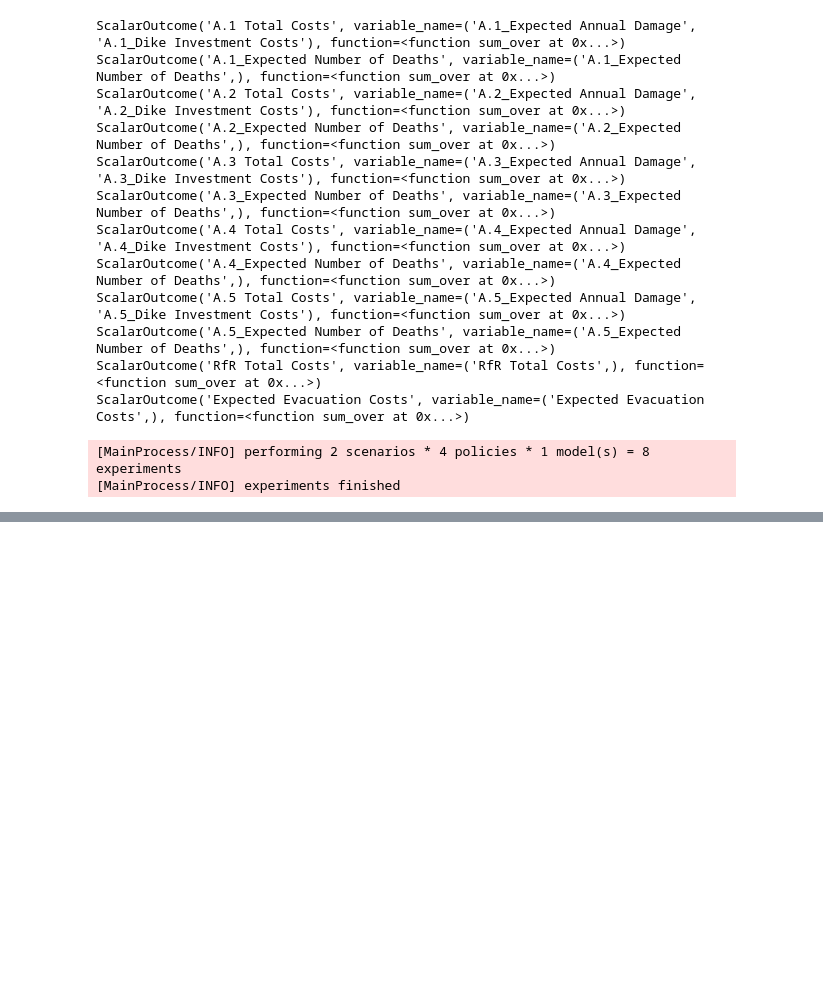
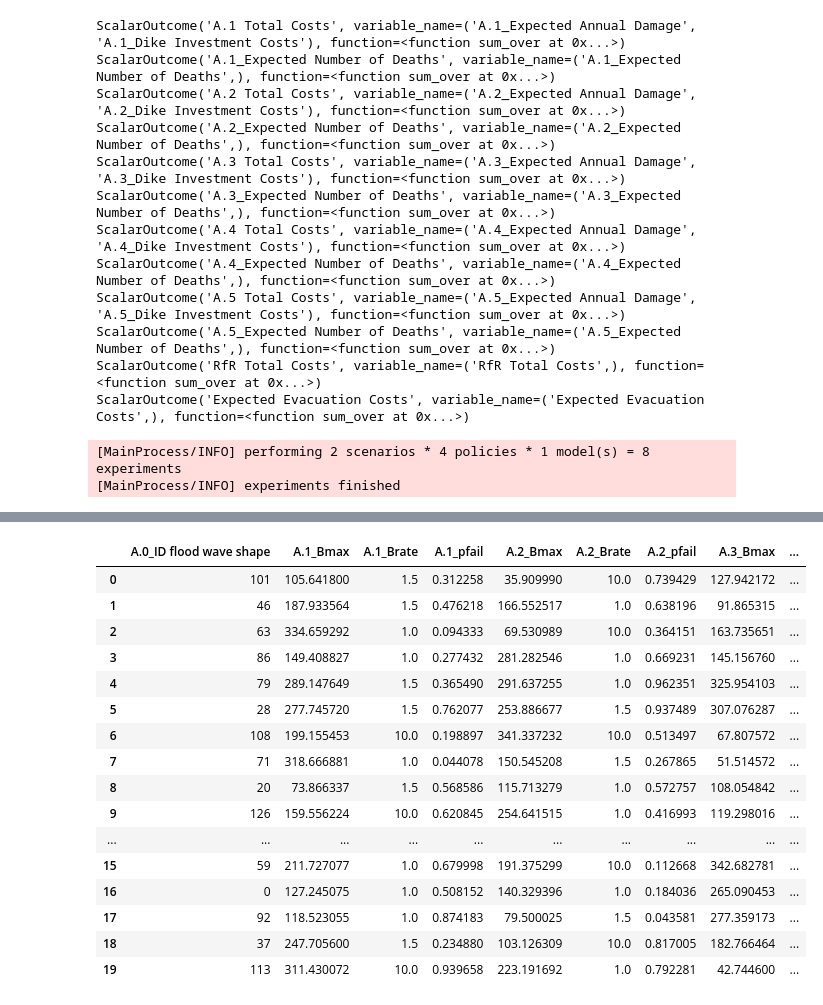
Before and after one commit to tissueters/MDM_project, a Jupyter notebook: final assignment/Problem Formulations.ipynb, the cells around one changed output, grey strips where cells are left out. Drawn from its saved outputs; the diff is of its cells as text; code cells hidden in the pictures; blank space fills up the shorter version.

Commit message:
Made Alternative sorting algo for policies

```diff
--- a/final assignment/Problem Formulations.ipynb
+++ b/final assignment/Problem Formulations.ipynb
@@ -228,6 +234,6 @@ policies = [
 # pass the policies list to EMA workbench experiment runs
 n_scenarios = 20
 with MultiprocessingEvaluator(dike_model) as evaluator:
-    results = evaluator.perform_experiments(n_scenarios, policies)
+    results = evaluator.perform_experiments(n_scenarios, policies= policies)
 # %% [output]
 [MainProcess/INFO] pool started with 16 workers
@@ -236,15 +242,3 @@ with MultiprocessingEvaluator(dike_model) as evaluator:
 [MainProcess/INFO] terminating pool
 # %%
 experiments, outcomes = results
-# %%
-# only works because we have scalar outcomes
-pd.set_option('display.max_columns', None)
-pd.set_option('display.max_rows', None)
-outcomes=pd.DataFrame(outcomes)
-
-# aggregating outcomes
-cost_keys = [k for k in outcomes if 'Total Costs' in k]
-outcomes['Total costs'] = np.sum([outcomes[k] for k in cost_keys], axis=0)
-
-cost_keys = [k for k in outcomes if 'Number of Deaths' in k]
-outcomes['Number of Deaths'] = np.sum([outcomes[k] for k in cost_keys], axis=0)
@@ -271,3 +244,0 @@ outcomes
-# %%
-experiments = pd.DataFrame(experiments)
-experiments
@@ -291,0 +425,40 @@ experiments
+# %%
+# Filter all rows where policy == 'policy 220'
+policy_220_experiments = experiments[experiments['policy'] == 'policy 155']
+policy_220_outcomes = {k: v[experiments['policy'] == 'policy 155'] for k, v in outcomes.items()}
+
+# Combine experiments and outcomes into a single DataFrame for display
+import pandas as pd
+
+df_outcomes = pd.DataFrame(policy_220_outcomes)
+df_policy_220 = pd.concat([policy_220_experiments.reset_index(drop=True), df_outcomes.reset_index(drop=True)], axis=1)
+df_policy_220
+# 1. Get the mask for policy 220
+mask = experiments['policy'] == 'policy 220'
+
+# 2. Extract the corresponding Total costs
+total_costs_220 = outcomes['Total costs'][mask]
+
+# 3. Put in a DataFrame with scenario index
+policy_220_total_costs = pd.DataFrame({
+    'Scenario': experiments[mask]['scenario'].values,
+    'Total costs': total_costs_220
+})
+# %% [output]
+|  | A.0_ID flood wave shape | A.1_Bmax | A.1_Brate | A.1_pfail | A.2_Bmax | A.2_Brate | A.2_pfail | A.3_Bmax | ... |
+| 0 | 101 | 105.641800 | 1.5 | 0.312258 | 35.909990 | 10.0 | 0.739429 | 127.942172 | ... |
+| 1 | 46 | 187.933564 | 1.5 | 0.476218 | 166.552517 | 1.0 | 0.638196 | 91.865315 | ... |
+| 2 | 63 | 334.659292 | 1.0 | 0.094333 | 69.530989 | 10.0 | 0.364151 | 163.735651 | ... |
+| 3 | 86 | 149.408827 | 1.0 | 0.277432 | 281.282546 | 1.0 | 0.669231 | 145.156760 | ... |
+| 4 | 79 | 289.147649 | 1.5 | 0.365490 | 291.637255 | 1.0 | 0.962351 | 325.954103 | ... |
+| 5 | 28 | 277.745720 | 1.5 | 0.762077 | 253.886677 | 1.5 | 0.937489 | 307.076287 | ... |
+| 6 | 108 | 199.155453 | 10.0 | 0.198897 | 341.337232 | 10.0 | 0.513497 | 67.807572 | ... |
+| 7 | 71 | 318.666881 | 1.0 | 0.044078 | 150.545208 | 1.5 | 0.267865 | 51.514572 | ... |
+| 8 | 20 | 73.866337 | 1.5 | 0.568586 | 115.713279 | 1.0 | 0.572757 | 108.054842 | ... |
+| 9 | 126 | 159.556224 | 10.0 | 0.620845 | 254.641515 | 1.0 | 0.416993 | 119.298016 | ... |
+| ... | ... | ... | ... | ... | ... | ... | ... | ... | ... |
+| 15 | 59 | 211.727077 | 1.0 | 0.679998 | 191.375299 | 10.0 | 0.112668 | 342.682781 | ... |
+| 16 | 0 | 127.245075 | 1.0 | 0.508152 | 140.329396 | 1.0 | 0.184036 | 265.090453 | ... |
+| 17 | 92 | 118.523055 | 1.0 | 0.874183 | 79.500025 | 1.5 | 0.043581 | 277.359173 | ... |
+| 18 | 37 | 247.705600 | 1.5 | 0.234880 | 103.126309 | 10.0 | 0.817005 | 182.766464 | ... |
+| 19 | 113 | 311.430072 | 10.0 | 0.939658 | 223.191692 | 1.0 | 0.792281 | 42.744600 | ... |
```
Also changed, not shown: parts of 10 cells of this notebook.
